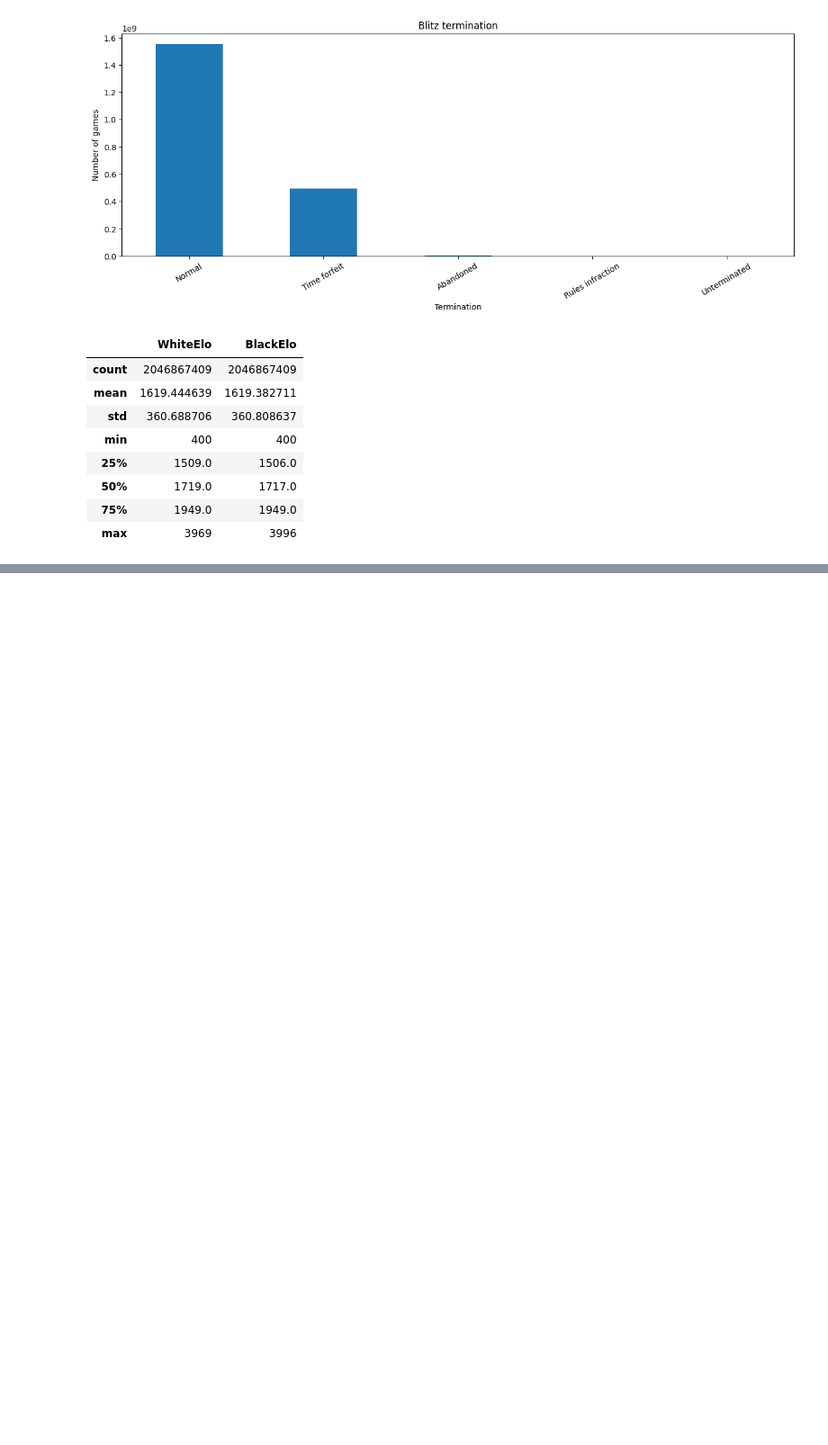
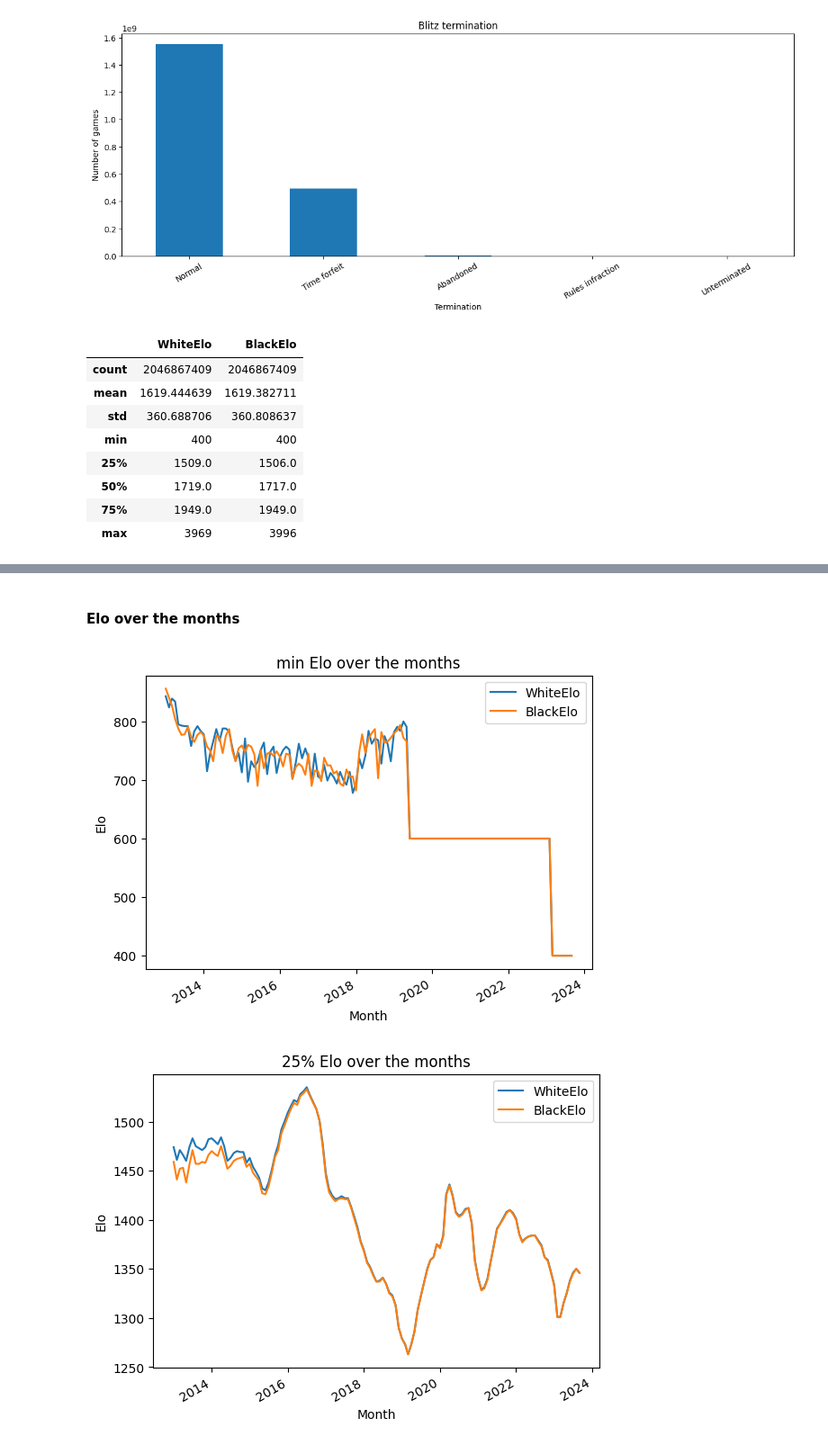
Before and after one commit to luizvalle/chessformer, a Jupyter notebook: data_analysis.ipynb, the cells around one changed output, grey strips where cells are left out. Shown at 90% size. Drawn from its saved outputs; the diff is of its cells as text; code cells hidden in the pictures; blank space fills up the shorter version.

Commit message:
Add analysis of elos over time

```diff
--- a/data_analysis.ipynb
+++ b/data_analysis.ipynb
@@ -138,3 +144,10 @@ blitz_games.describe(include=["uint16"]).compute()
 | 50% | 1719.0 | 1717.0 |
 | 75% | 1949.0 | 1949.0 |
 | max | 3969 | 3996 |
+# %%
+time_controls = time_control_frequencies.head(10).index
+for time_control in time_controls:
+    result = blitz_games[blitz_games["TimeControl"] == time_control].describe(include=["uint16"]).compute()
+    print(time_control)
+    print(result)
+    print()
@@ -140,0 +172,42 @@ blitz_games.describe(include=["uint16"]).compute()
+# %% [markdown]
+#### Elo over the months
+# %%
+dir = "data/headers/"
+stats = dict()
+for game_file in os.listdir(dir):
+    if not game_file.endswith(".parquet.zstd"):
+        continue
+    date = game_file.replace(".parquet.zstd", "")
+    df = dd.read_parquet(f"{dir}/{game_file}", compression="zstd")
+    df = df[(df["WhiteElo"] > 0) & (df["BlackElo"] > 0)]
+    df = df[df["Event"] == "Rated Blitz game"][["WhiteElo", "BlackElo"]]
+    result = df.describe(include=["uint16"]).compute()
+    stats[date] = result
+# %%
+def construct_time_series_stats(stats, statistic):
+    data = {
+        "Date": list(),
+        "WhiteElo": list(),
+        "BlackElo": list()
+    }
+    for date in stats:
+        white, black = stats[date].loc[statistic]
+        data["Date"].append(date)
+        data["WhiteElo"].append(white)
+        data["BlackElo"].append(black)
+    df = pd.DataFrame(data)
+    df["Date"] = pd.to_datetime(df["Date"], format="%Y-%m")
+    fig = df.plot(x="Date", y=["WhiteElo", "BlackElo"])
+    fig.set_title(f"{statistic} Elo over the months")
+    fig.set_xlabel("Month")
+    fig.set_ylabel("Elo")
+
+construct_time_series_stats(stats, "min")
+construct_time_series_stats(stats, "25%")
+construct_time_series_stats(stats, "mean")
+construct_time_series_stats(stats, "50%")
+construct_time_series_stats(stats, "75%")
+construct_time_series_stats(stats, "max")
+# %% [output]
+[figure, added]
+[figure, added]
```
Also changed, not shown: parts of 6 cells of this notebook.
